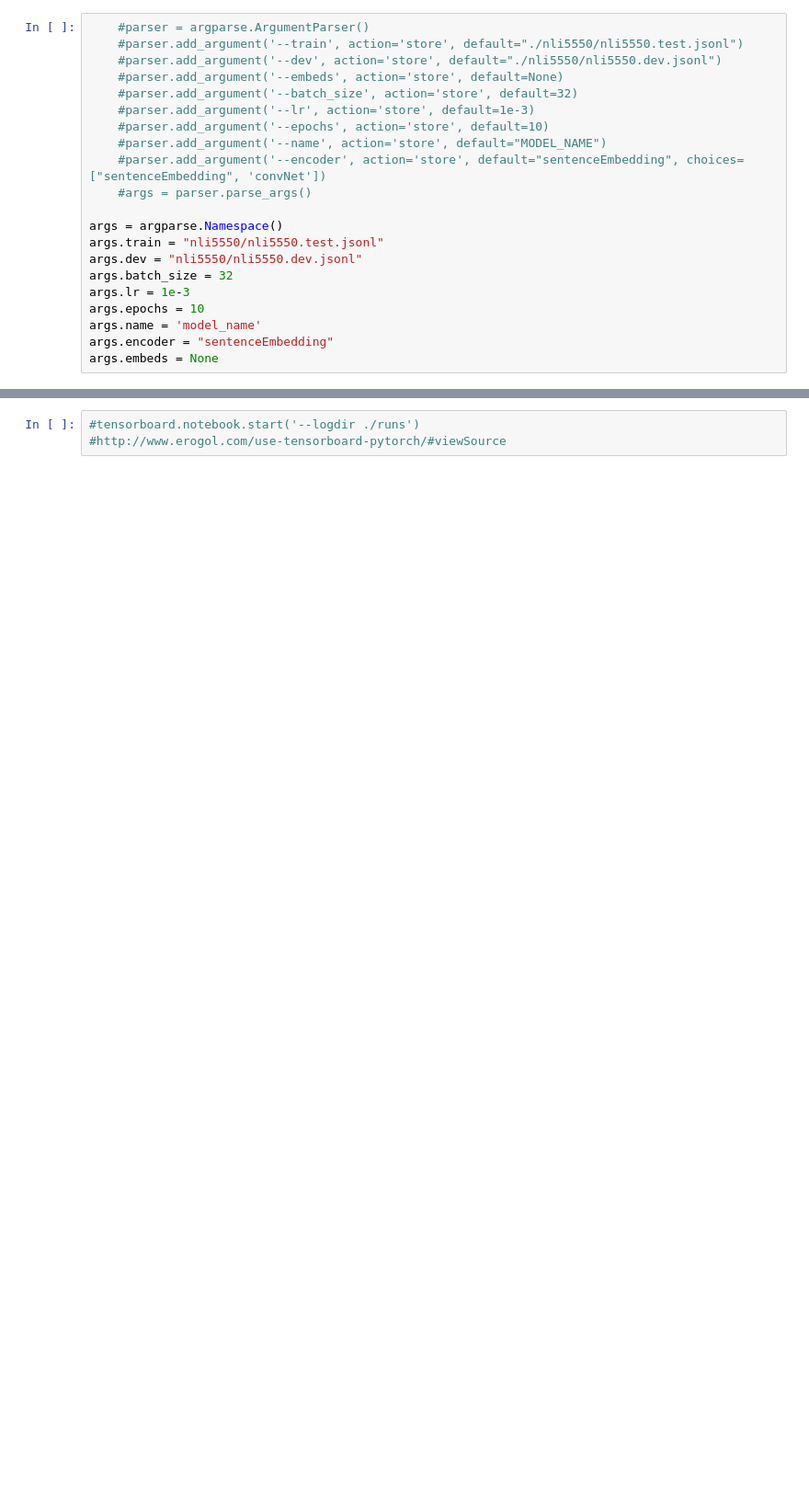
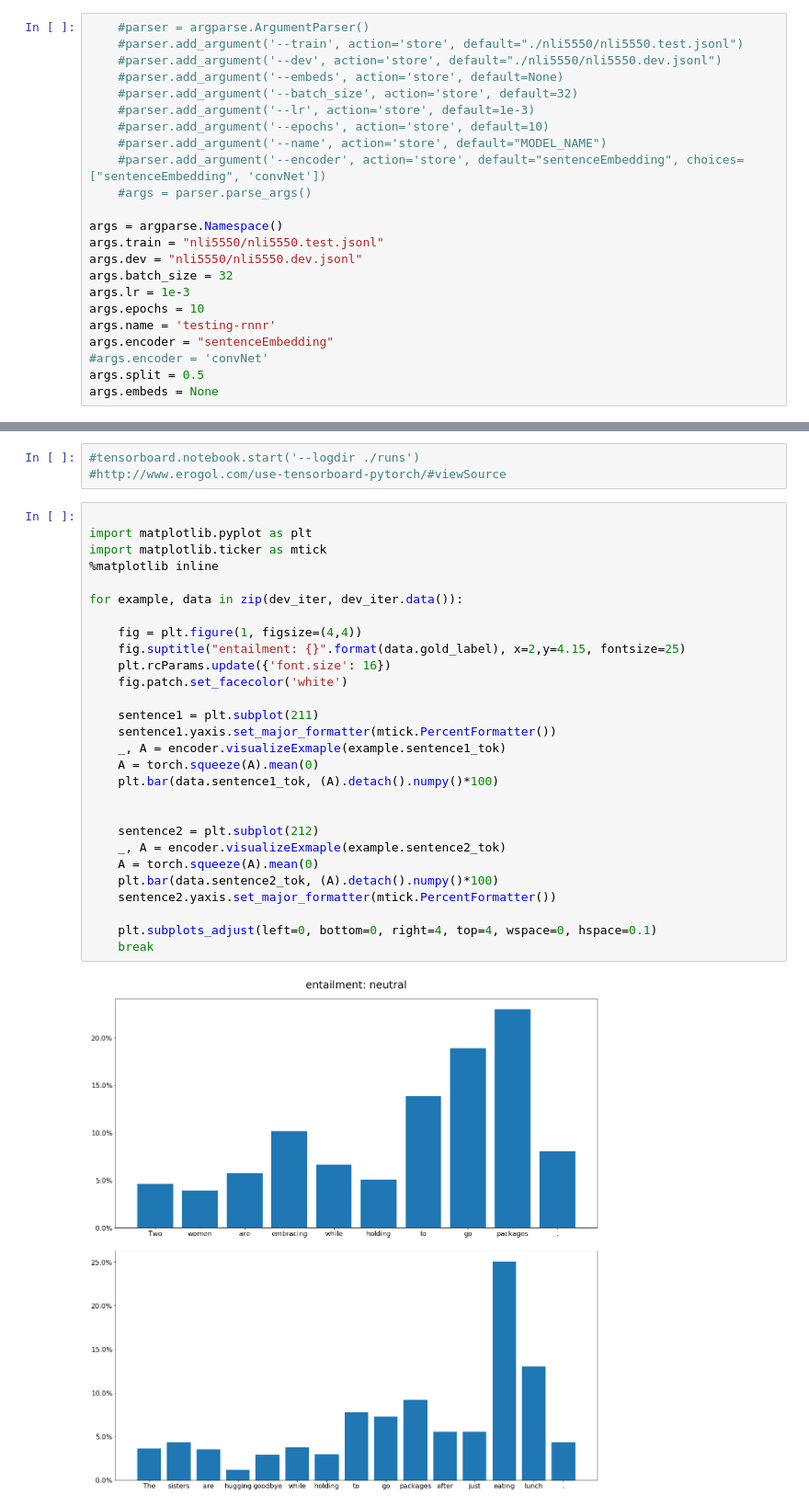
Before and after one commit to skjalg-eriksen/in5550-final, a Jupyter notebook: nli.ipynb, the cells around one changed output, grey strips where cells are left out. Shown at 92% size. Saved outputs shown, nothing was run; the diff lists cells and outputs as text; blank space fills up the shorter version.

```diff
--- a/nli.ipynb
+++ b/nli.ipynb
@@ -45,8 +46,10 @@ args.dev = "nli5550/nli5550.dev.jsonl"
 args.batch_size = 32
 args.lr = 1e-3
 args.epochs = 10
-args.name = 'model_name'
+args.name = 'testing-rnnr'
 args.encoder = "sentenceEmbedding"
+#args.encoder = 'convNet'
+args.split = 0.5
 args.embeds = None
 # %%
 try:
@@ -164,3 +175,33 @@ for epoch in range(args.epochs):
 # %%
 #tensorboard.notebook.start('--logdir ./runs')
 #http://www.erogol.com/use-tensorboard-pytorch/#viewSource
+# %%
+
+import matplotlib.pyplot as plt
+import matplotlib.ticker as mtick
+%matplotlib inline
+
+for example, data in zip(dev_iter, dev_iter.data()):
+
+    fig = plt.figure(1, figsize=(4,4))
+    fig.suptitle("entailment: {}".format(data.gold_label), x=2,y=4.15, fontsize=25)
+    plt.rcParams.update({'font.size': 16})
+    fig.patch.set_facecolor('white')
+
+    sentence1 = plt.subplot(211)
+    sentence1.yaxis.set_major_formatter(mtick.PercentFormatter())
+    _, A = encoder.visualizeExmaple(example.sentence1_tok)
+    A = torch.squeeze(A).mean(0)
+    plt.bar(data.sentence1_tok, (A).detach().numpy()*100)
+
+
+    sentence2 = plt.subplot(212)
+    _, A = encoder.visualizeExmaple(example.sentence2_tok)
+    A = torch.squeeze(A).mean(0)
+    plt.bar(data.sentence2_tok, (A).detach().numpy()*100)
+    sentence2.yaxis.set_major_formatter(mtick.PercentFormatter())
+
+    plt.subplots_adjust(left=0, bottom=0, right=4, top=4, wspace=0, hspace=0.1)
+    break
+# %% [output]
+[figure, added]
```
Also changed, not shown: parts of 5 cells of this notebook, 3 other files.
